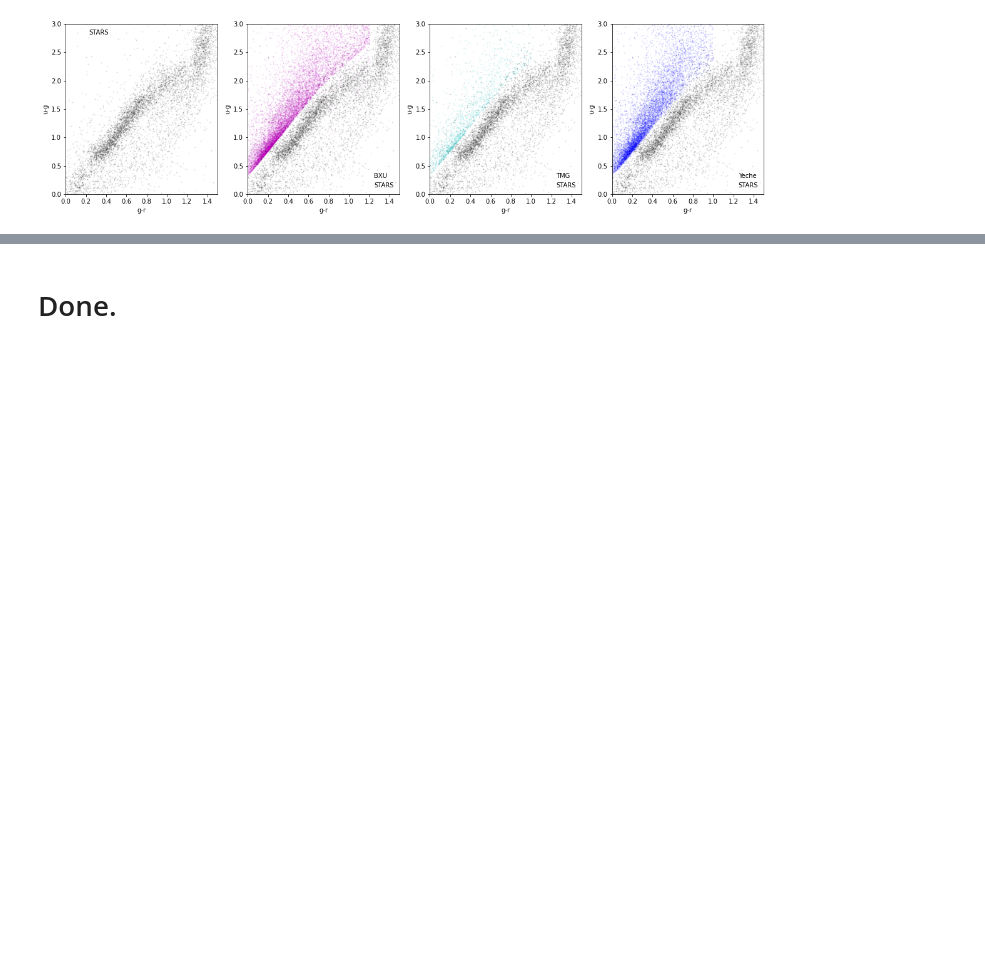
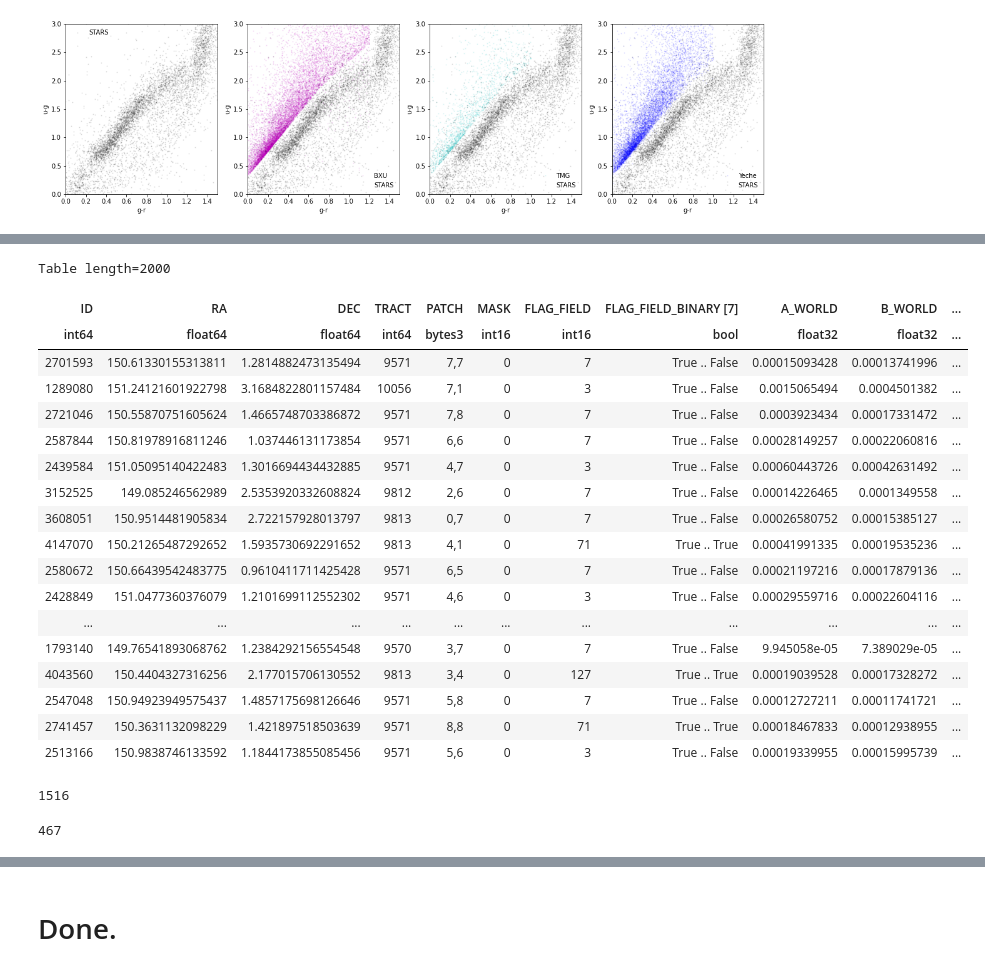
Before and after one commit to michaelJwilson/DESILBG, a Jupyter notebook: gold/yeche.ipynb, the cells around one changed output, grey strips where cells are left out. Cells and saved outputs as stored; diff of their text form; code cells hidden in the pictures; blank space fills up the shorter version.

```diff
--- a/gold/yeche.ipynb
+++ b/gold/yeche.ipynb
@@ -431,0 +456,49 @@ for ax in axes:
+# %%
+# High priority.
+gold_yeche_clauds_hip = gold_yeche_clauds
+# %%
+gold_yeche_clauds_hip.sort('r')
+# %%
+gold_yeche_clauds_hip = gold_yeche_clauds_hip[:2000]
+# %%
+gold_yeche_clauds_hip
+# %% [output]
+Table length=2000
+| ID | RA | DEC | TRACT | PATCH | MASK | FLAG_FIELD | FLAG_FIELD_BINARY [7] | A_WORLD | B_WORLD | ... |
+| int64 | float64 | float64 | int64 | bytes3 | int16 | int16 | bool | float32 | float32 | ... |
+| 2701593 | 150.61330155313811 | 1.2814882473135494 | 9571 | 7,7 | 0 | 7 | True .. False | 0.00015093428 | 0.00013741996 | ... |
+| 1289080 | 151.24121601922798 | 3.1684822801157484 | 10056 | 7,1 | 0 | 3 | True .. False | 0.0015065494 | 0.0004501382 | ... |
+| 2721046 | 150.55870751605624 | 1.4665748703386872 | 9571 | 7,8 | 0 | 7 | True .. False | 0.0003923434 | 0.00017331472 | ... |
+| 2587844 | 150.81978916811246 | 1.037446131173854 | 9571 | 6,6 | 0 | 7 | True .. False | 0.00028149257 | 0.00022060816 | ... |
+| 2439584 | 151.05095140422483 | 1.3016694434432885 | 9571 | 4,7 | 0 | 3 | True .. False | 0.00060443726 | 0.00042631492 | ... |
+| 3152525 | 149.085246562989 | 2.5353920332608824 | 9812 | 2,6 | 0 | 7 | True .. False | 0.00014226465 | 0.0001349558 | ... |
+| 3608051 | 150.9514481905834 | 2.722157928013797 | 9813 | 0,7 | 0 | 7 | True .. False | 0.00026580752 | 0.00015385127 | ... |
+| 4147070 | 150.21265487292652 | 1.5935730692291652 | 9813 | 4,1 | 0 | 71 | True .. True | 0.00041991335 | 0.00019535236 | ... |
+| 2580672 | 150.66439542483775 | 0.9610411711425428 | 9571 | 6,5 | 0 | 7 | True .. False | 0.00021197216 | 0.00017879136 | ... |
+| 2428849 | 151.0477360376079 | 1.2101699112552302 | 9571 | 4,6 | 0 | 3 | True .. False | 0.00029559716 | 0.00022604116 | ... |
+| ... | ... | ... | ... | ... | ... | ... | ... | ... | ... | ... |
+| 1793140 | 149.76541893068762 | 1.2384292156554548 | 9570 | 3,7 | 0 | 7 | True .. False | 9.945058e-05 | 7.389029e-05 | ... |
+| 4043560 | 150.4404327316256 | 2.177015706130552 | 9813 | 3,4 | 0 | 127 | True .. True | 0.00019039528 | 0.00017328272 | ... |
+| 2547048 | 150.94923949575437 | 1.4857175698126646 | 9571 | 5,8 | 0 | 7 | True .. False | 0.00012727211 | 0.00011741721 | ... |
+| 2741457 | 150.3631132098229 | 1.421897518503639 | 9571 | 8,8 | 0 | 71 | True .. True | 0.00018467833 | 0.00012938955 | ... |
+| 2513166 | 150.9838746133592 | 1.1844173855085456 | 9571 | 5,6 | 0 | 3 | True .. False | 0.00019339955 | 0.00015995739 | ... |
+# %%
+len(np.intersect1d(gold_yeche_clauds_hip['ID'], tmg['ID']))
+# %% [output]
+1516
+# %%
+rows    = []
+missing = 0
+
+for x in tmg['ID'].data:
+    ind = np.where(gold_yeche_clauds['ID'] == x)[0]
+
+    if len(ind) == 0:
+        missing += 1
+
+    else:
+        rows.append(ind)
+
+missing
+# %% [output]
+467
```
Also changed, not shown: parts of 7 cells of this notebook, 4 other files.
